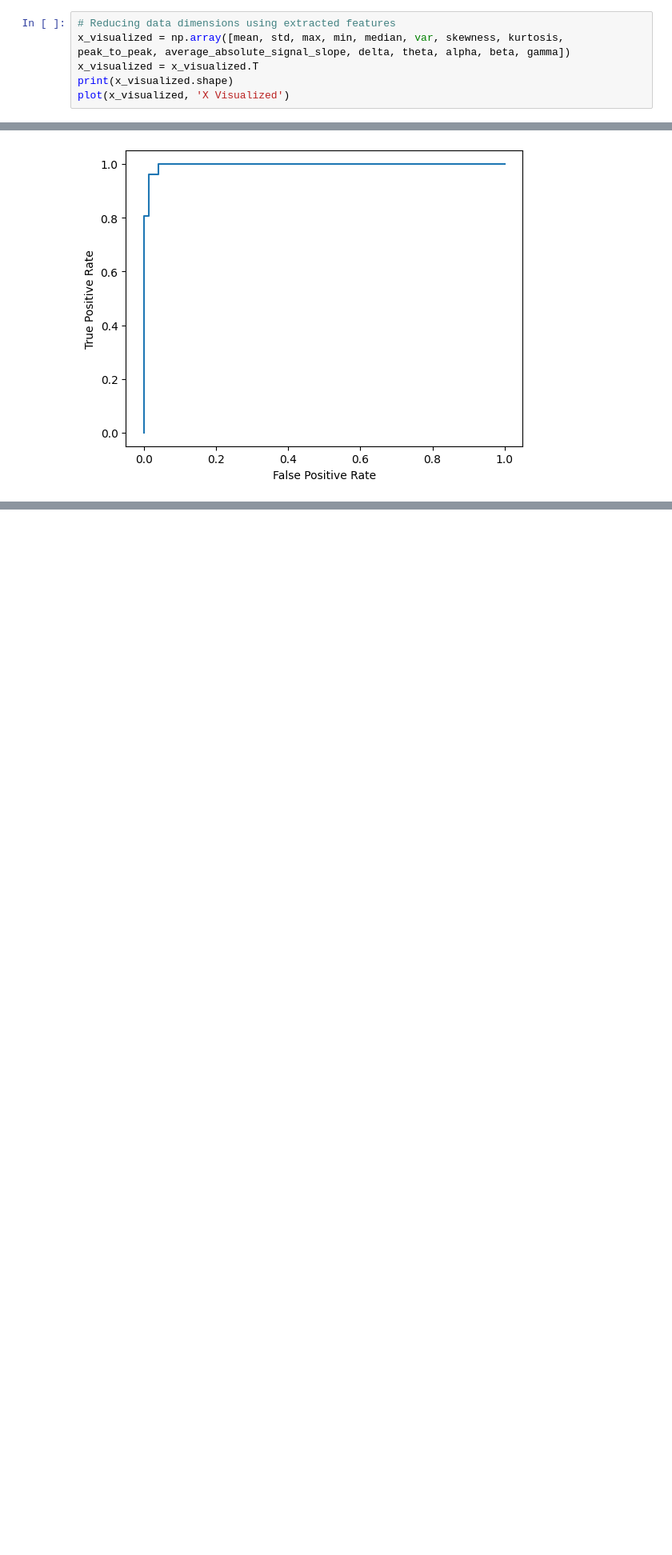
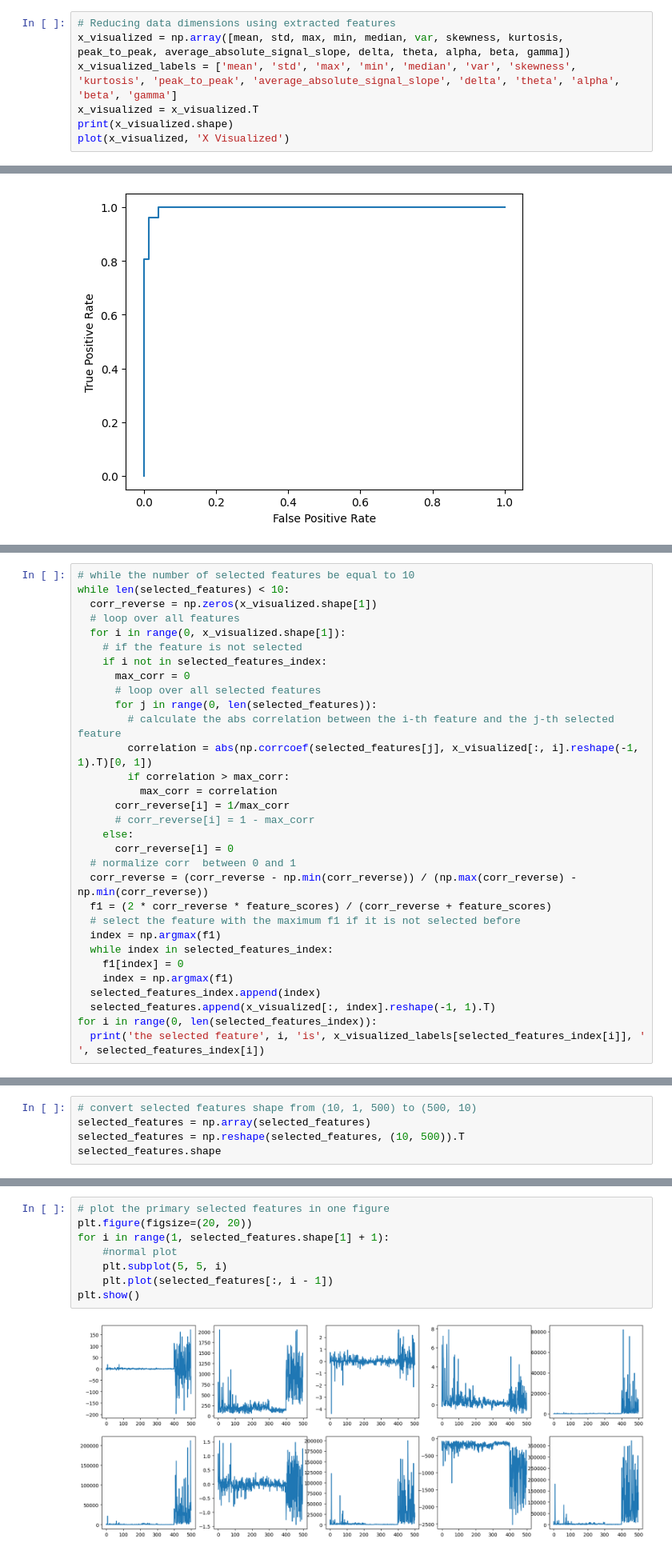
Before and after one commit to AliEAKarimi/seizure-prediction-machine-learning, a Jupyter notebook: experiments.ipynb, the cells around one changed output, grey strips where cells are left out. Shown at 80% size. Saved outputs shown, nothing was run; the diff lists cells and outputs as text; blank space fills up the shorter version.

Commit message:
implement feature evaluation and selection

```diff
--- a/experiments.ipynb
+++ b/experiments.ipynb
@@ -214,6 +214,7 @@ plot(gamma, 'gamma')
 # %%
 # Reducing data dimensions using extracted features
 x_visualized = np.array([mean, std, max, min, median, var, skewness, kurtosis, peak_to_peak, average_absolute_signal_slope, delta, theta, alpha, beta, gamma])
+x_visualized_labels = ['mean', 'std', 'max', 'min', 'median', 'var', 'skewness', 'kurtosis', 'peak_to_peak', 'average_absolute_signal_slope', 'delta', 'theta', 'alpha', 'beta', 'gamma']
 x_visualized = x_visualized.T
 print(x_visualized.shape)
 plot(x_visualized, 'X Visualized')
@@ -610,0 +668,31 @@ plt.show()
+# %%
+# while the number of selected features be equal to 10
+while len(selected_features) < 10:
+  corr_reverse = np.zeros(x_visualized.shape[1])
+  # loop over all features
+  for i in range(0, x_visualized.shape[1]):
+    # if the feature is not selected
+    if i not in selected_features_index:
+      max_corr = 0
+      # loop over all selected features
+      for j in range(0, len(selected_features)):
+        # calculate the abs correlation between the i-th feature and the j-th selected feature
+        correlation = abs(np.corrcoef(selected_features[j], x_visualized[:, i].reshape(-1, 1).T)[0, 1])
+        if correlation > max_corr:
+          max_corr = correlation
+      corr_reverse[i] = 1/max_corr
+      # corr_reverse[i] = 1 - max_corr
+    else:
+      corr_reverse[i] = 0
+  # normalize corr  between 0 and 1
+  corr_reverse = (corr_reverse - np.min(corr_reverse)) / (np.max(corr_reverse) - np.min(corr_reverse))
+  f1 = (2 * corr_reverse * feature_scores) / (corr_reverse + feature_scores)
+  # select the feature with the maximum f1 if it is not selected before
+  index = np.argmax(f1)
+  while index in selected_features_index:
+    f1[index] = 0
+    index = np.argmax(f1)
+  selected_features_index.append(index)
+  selected_features.append(x_visualized[:, index].reshape(-1, 1).T)
+for i in range(0, len(selected_features_index)):
+  print('the selected feature', i, 'is', x_visualized_labels[selected_features_index[i]], ' ', selected_features_index[i])
@@ -610,0 +710,5 @@ plt.show()
+# %%
+# convert selected features shape from (10, 1, 500) to (500, 10)
+selected_features = np.array(selected_features)
+selected_features = np.reshape(selected_features, (10, 500)).T
+selected_features.shape
@@ -610,0 +717,10 @@ plt.show()
+# %%
+# plot the primary selected features in one figure
+plt.figure(figsize=(20, 20))
+for i in range(1, selected_features.shape[1] + 1):
+    #normal plot
+    plt.subplot(5, 5, i)
+    plt.plot(selected_features[:, i - 1])
+plt.show()
+# %% [output]
+[figure, added]
```
Also changed, not shown: parts of 29 cells of this notebook.
